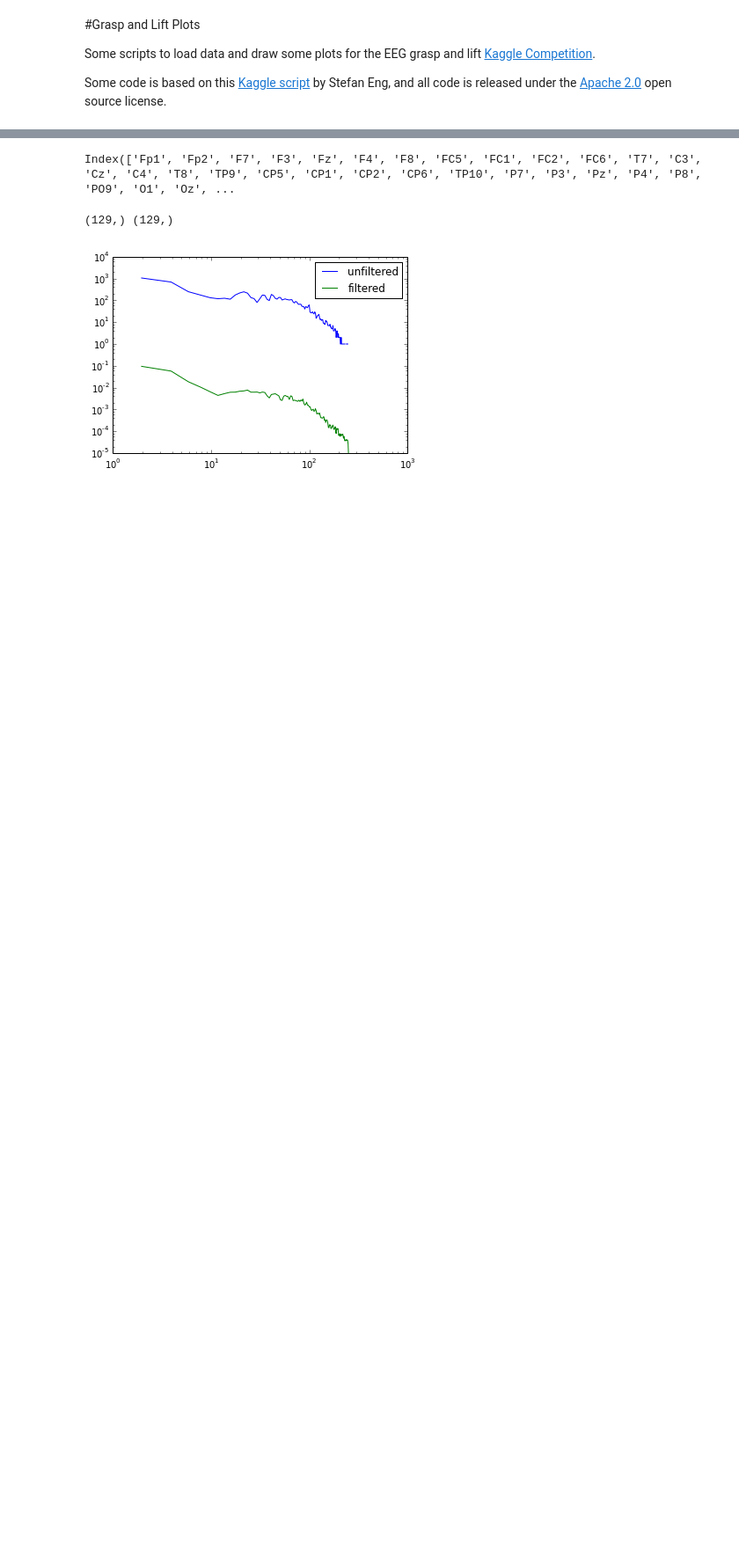
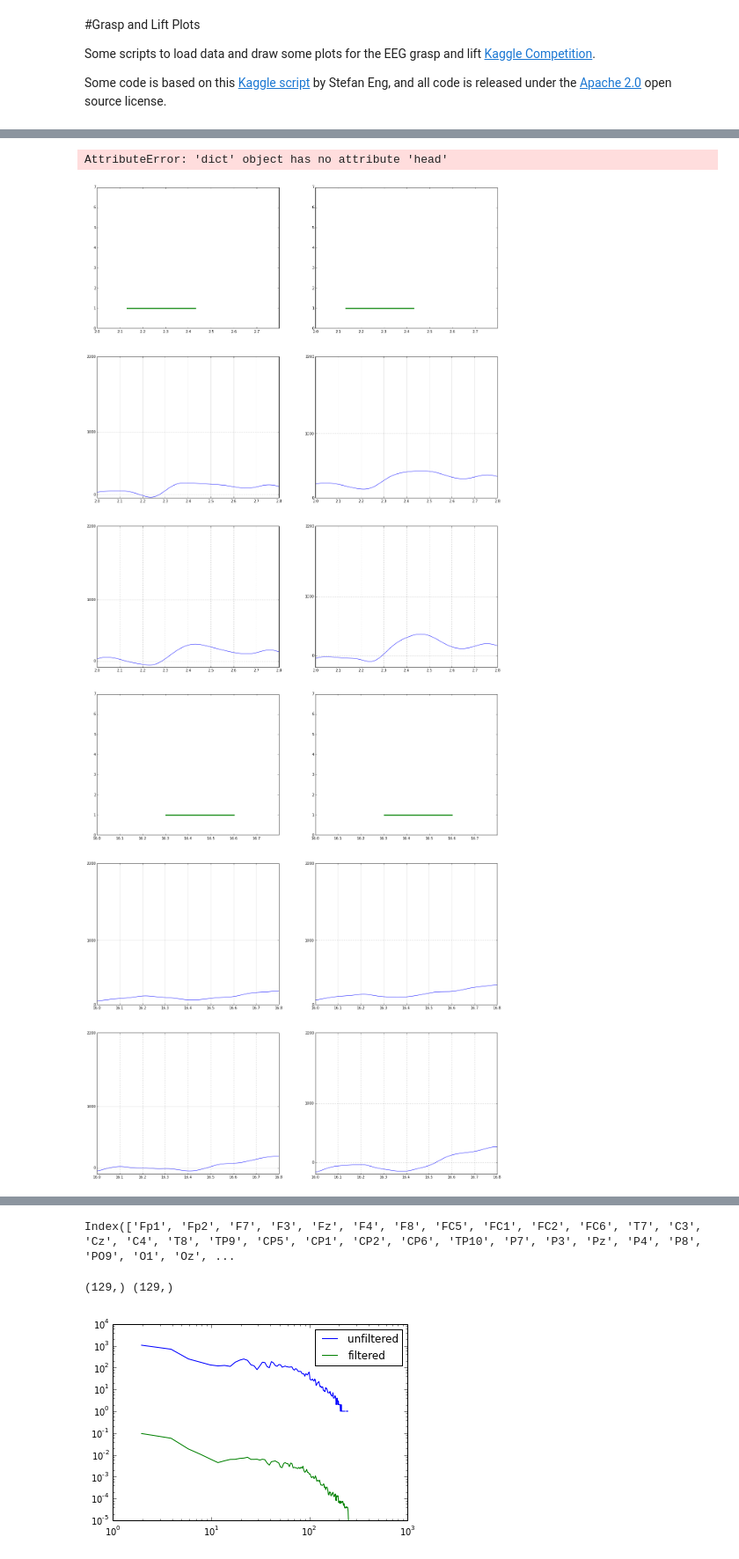
Before and after one commit to davidoj/eeg-lift-grasp, a Jupyter notebook: Plots.ipynb, the cells around one changed output, grey strips where cells are left out. Shown at 88% size. Drawn from its saved outputs; the diff is of its cells as text; code cells hidden in the pictures; blank space fills up the shorter version.

```diff
--- a/Plots.ipynb
+++ b/Plots.ipynb
@@ -58,17 +65,18 @@ s1s1f["time"] = np.arange(0,len(s1s1)/500,1/500)
 # %%
 
-def plotChans(samples,ylim=[-500,2200]):
+def plotChans(samples,channels,ylim=[-500,2200]):
 
-    fig, axes = pl.subplots(nrows = len(channels[:4])//2 + 1,ncols=2)
-    for i, ch in enumerate(channels[:4]):
+    fig, axes = pl.subplots(nrows = len(channels)//2 + 1,ncols=2)
+    for i, ch in enumerate(channels):
         samples.plot(x="time",y=ch,ax=axes[i//2 + 1][i%2],legend=False,figsize=(20,24))
         axes[i//2 + 1][i%2].set_xlabel("")
         axes[i//2 + 1][i%2].set_yticks([0,1000,2200])
-        axes[i//2 + 1][i%2].set_ylim(ylim)
+        #axes[i//2 + 1][i%2].set_ylim(ylim)
 
     for i, ev in enumerate(events):
         times = samples["time"][samples[ev]==1]
         ys = np.full(len(times),i+1)
         for j in range(2):
+            axes[0][j].set_xlim(min(samples["time"]),max(samples["time"]))
             axes[0][j].set_ylim(0,7)
             axes[0][j].plot(times,ys,color=event_colours[ev],linewidth=3,label=ev)
@@ -86,0 +83,10 @@ plotChans(s1s1f[4000:7500],ylim=[-500,500])
+# %%
+s4s2 = get_data(4,2)
+s4s1 = get_data(4,1)
+
+s4s2fd = pd.DataFrame(fir_lowpass_filtfilter(s4s2['fd'][s4s2['chans']],4,3,500,20),columns=s4s2['chans'])
+for chan in s4s2['chans']:
+    s4s2fd[chan]= s4s2fd[chan]-np.average(s4s2fd[chan])
+s4s2fd['time'] = np.arange(0,len(s4s2fd)/500,1/500)
+s4s2f = pd.concat([s4s2fd,s4s2['fd'][s4s2['evs']]],axis=1)
+s4s2f.head()
@@ -86,0 +112,13 @@ plotChans(s1s1f[4000:7500],ylim=[-500,500])
+# %%
+s4s2.head
+# %% [output]
+AttributeError: 'dict' object has no attribute 'head'
+# %%
+
+plotChans(s4s2f[1000:1400],s4s2['chans'][[18,19,20,29]])
+plotChans(s4s2f[8000:8400],s4s2['chans'][[18,19,20,29]])
+plotChans(s4s2f[15100:15500],s4s2['chans'][[18,19,20,29]])
+plotChans(s4s2f[22200:22600],s4s2['chans'][[18,19,20,29]])
+# %% [output]
+[figure, added]
+[figure, added]
```
Also changed, not shown: parts of 11 cells of this notebook, 4 other files.
